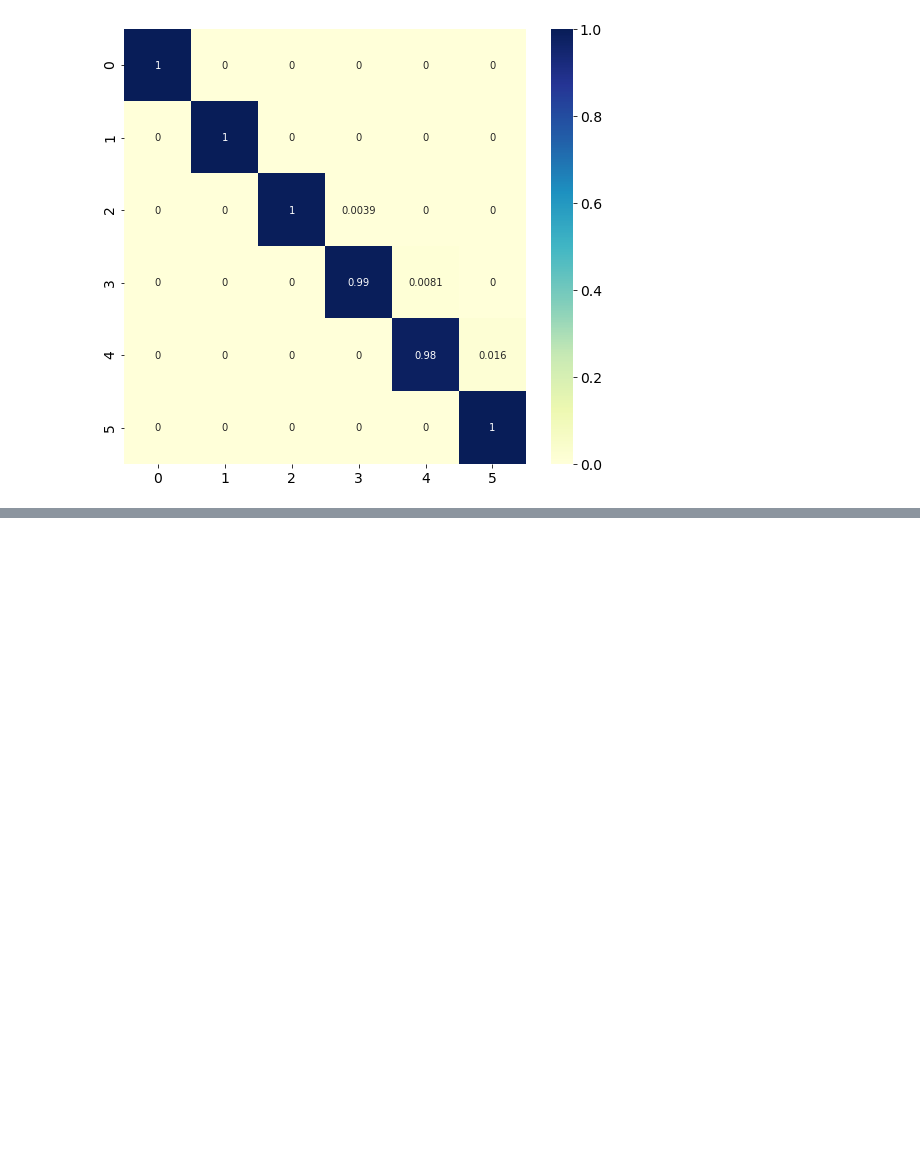
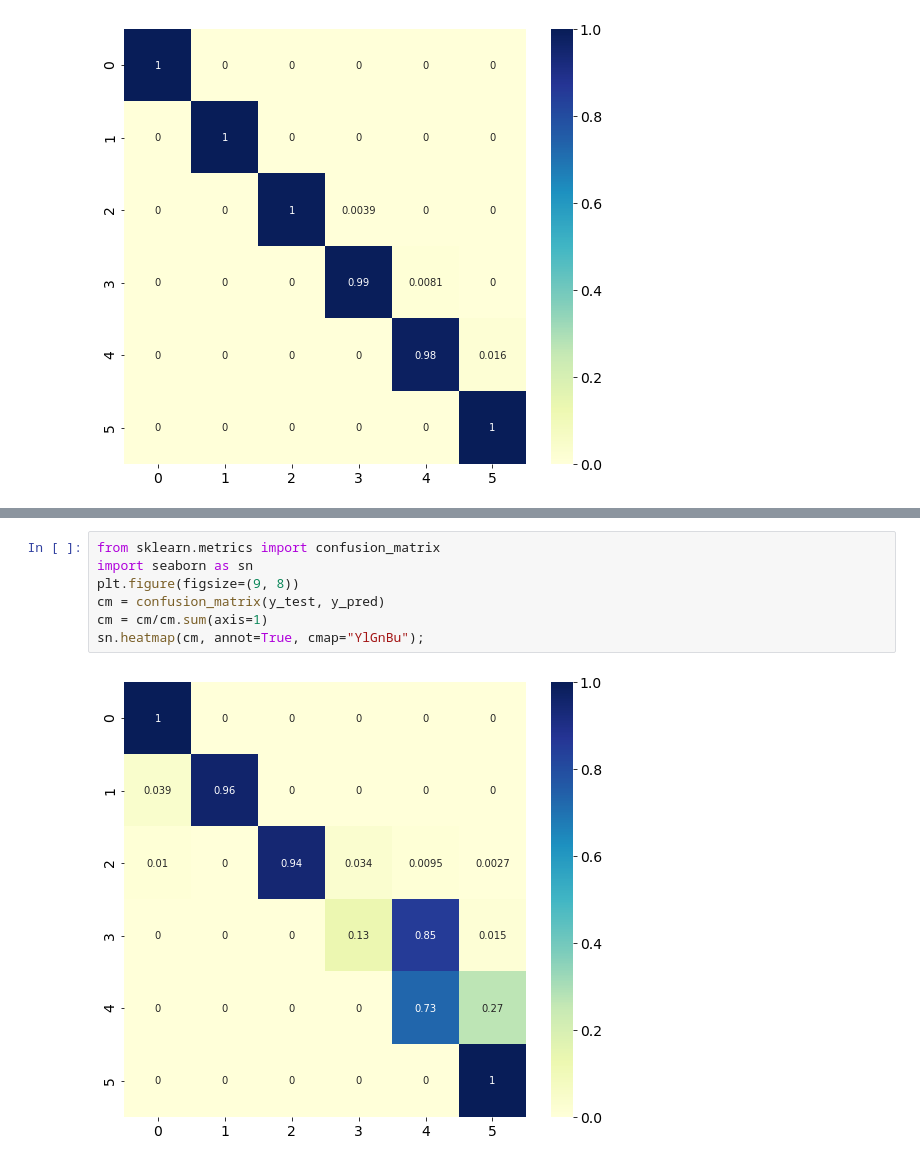
Before and after one commit to RoshanSalian/finger-count, a Jupyter notebook: training.ipynb, the cells around one changed output, grey strips where cells are left out. Drawn from its saved outputs; the diff is of its cells as text; blank space fills up the shorter version.

```diff
--- a/training.ipynb
+++ b/training.ipynb
@@ -219,0 +361,9 @@ sn.heatmap(cm, annot=True, cmap="YlGnBu");
+# %%
+from sklearn.metrics import confusion_matrix
+import seaborn as sn
+plt.figure(figsize=(9, 8))
+cm = confusion_matrix(y_test, y_pred)
+cm = cm/cm.sum(axis=1)
+sn.heatmap(cm, annot=True, cmap="YlGnBu");
+# %% [output]
+[figure, added]
```
Also changed, not shown: parts of 11 cells of this notebook.
